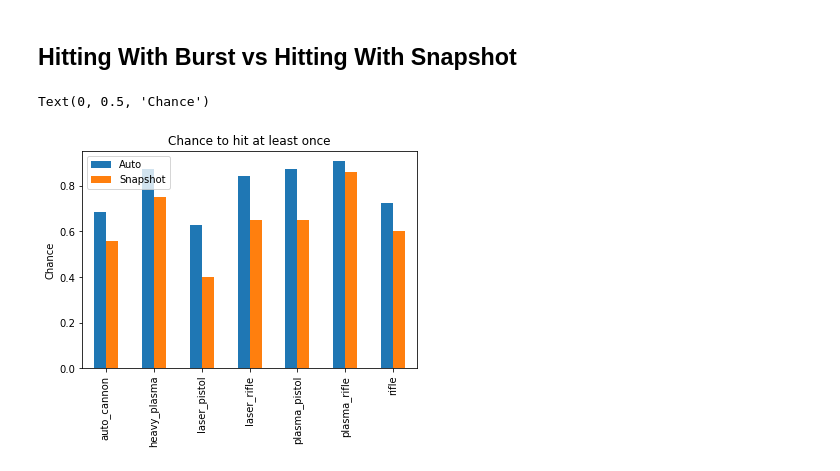
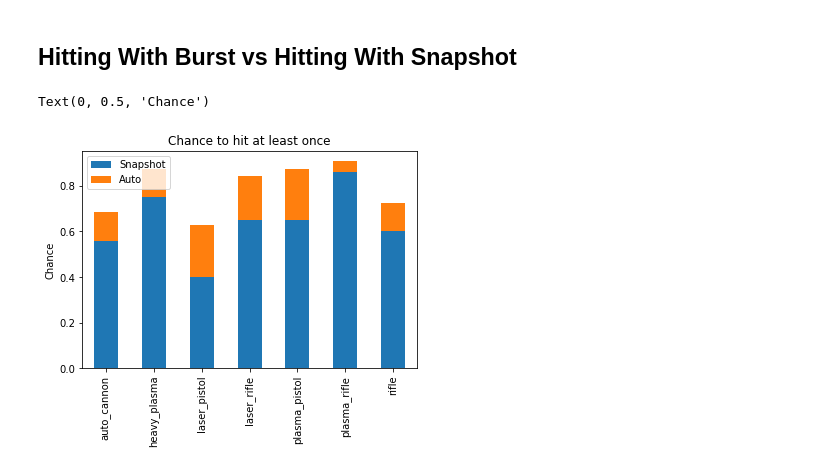
Before and after one commit to Bernardo-MG/xcom-analysis-jupyter-notebook, a Jupyter notebook: enemy_unknown/weapon_stats.ipynb, the cells around one changed output. Cells and saved outputs as stored; diff of their text form; code cells hidden in the pictures.

Commit message:
Corrected visualizations

```diff
--- a/enemy_unknown/weapon_stats.ipynb
+++ b/enemy_unknown/weapon_stats.ipynb
@@ -409,14 +434,15 @@ at_least_one_compare = at_least_one_compare.set_index("weapon")
 # %%
 at_least_one_compare_auto = at_least_one_compare[at_least_one_compare["fire_mode"] == "auto"][["chance"]]
 at_least_one_compare_snap = at_least_one_compare[at_least_one_compare["fire_mode"] == "snapshot"][["chance"]]
-at_least_one_compare = at_least_one_compare_auto.merge(at_least_one_compare_snap, on="weapon")
-at_least_one_compare = at_least_one_compare.rename(columns={"chance_x": "auto", "chance_y": "snapshot"})
+at_least_one_compare = at_least_one_compare_snap.merge(at_least_one_compare_auto, on="weapon")
+at_least_one_compare = at_least_one_compare.rename(columns={"chance_x": "chance", "chance_y": "up_to_max"})
+at_least_one_compare["up_to_max"] = at_least_one_compare.apply(lambda x: x["up_to_max"] - x["chance"], axis=1)
 at_least_one_compare = at_least_one_compare.sort_values(by=["weapon"])
 # %%
-ax = at_least_one_compare.plot.bar(title="Chance to hit at least once")
-ax.legend(["Auto", "Snapshot"])
+ax = at_least_one_compare.plot.bar(title="Chance to hit at least once", stacked=True)
+ax.legend(["Snapshot", "Auto"])
 ax.xaxis.get_label().set_visible(False)
 ax.set_ylabel("Chance")
 # %% [output]
 Text(0, 0.5, 'Chance')
-[figure, old version]
+[figure, new version]
```
Also changed, not shown: parts of 20 cells of this notebook, 4 other files.
